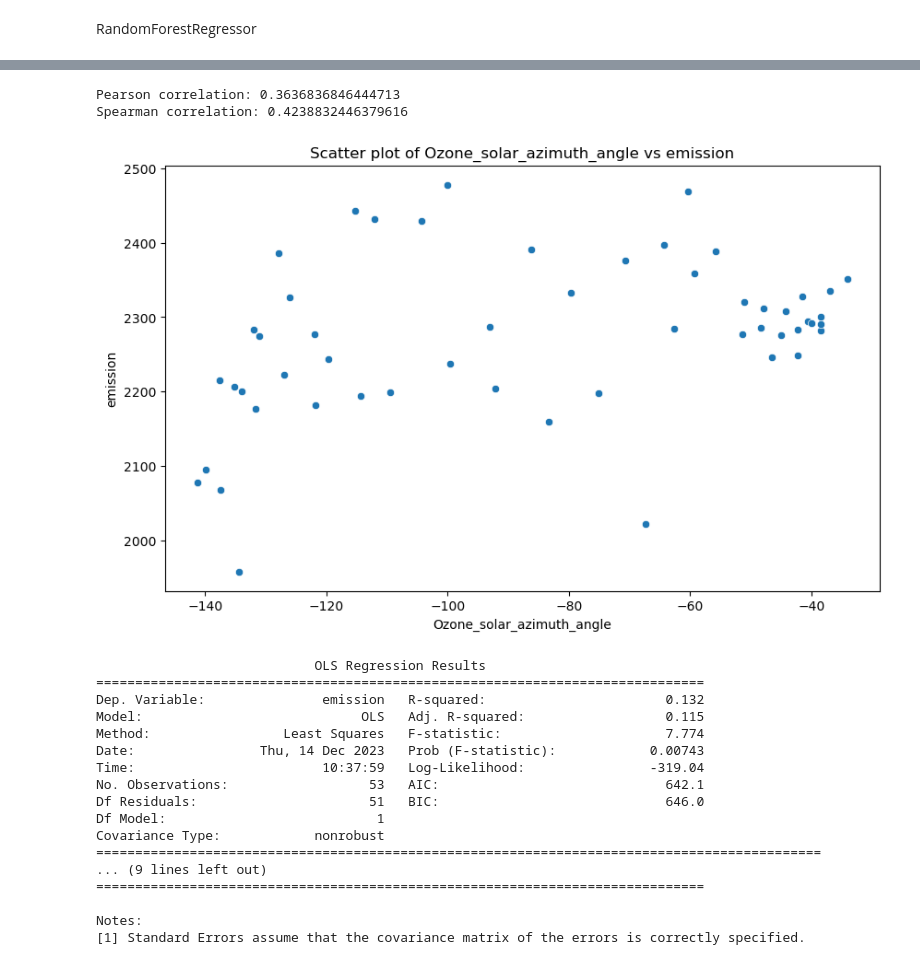
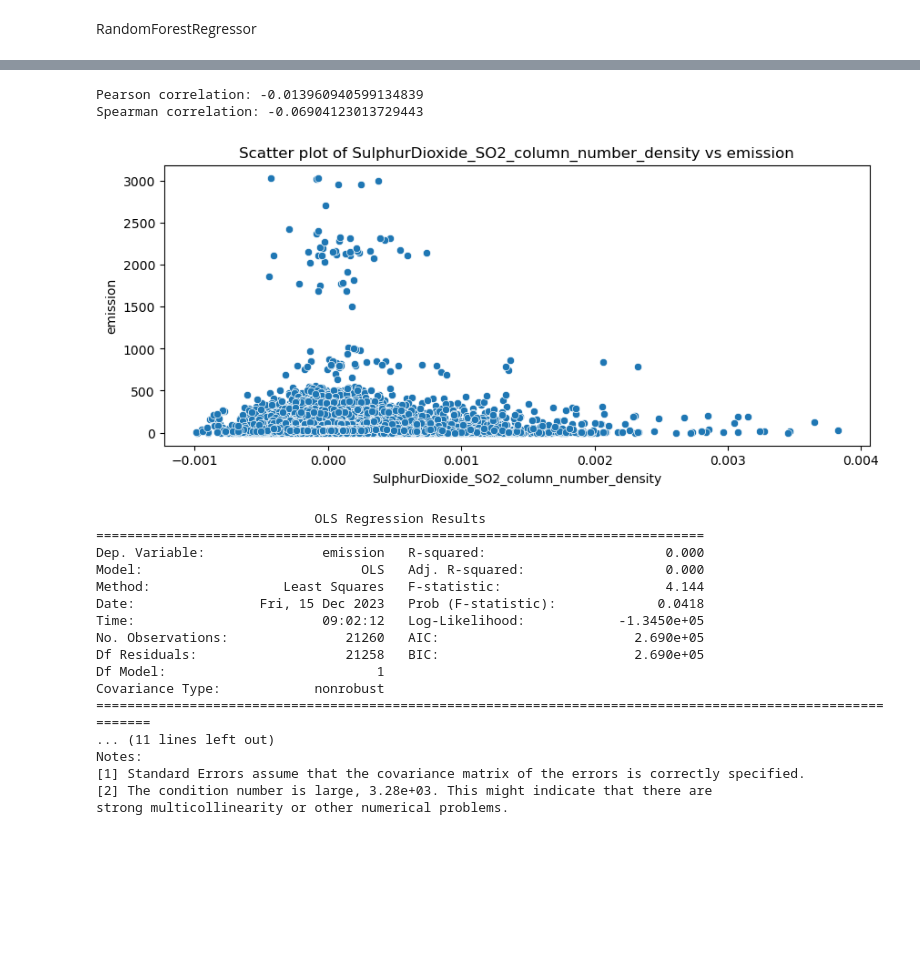
Before and after one commit to Lzzzzy4/2023fall-DataScience, a Jupyter notebook: src/main.ipynb, the cells around one changed output, grey strips where cells are left out. Cells and saved outputs as stored; diff of their text form; code cells hidden in the pictures; blank space fills up the shorter version.

```diff
--- a/src/main.ipynb
+++ b/src/main.ipynb
@@ -212,57 +214,57 @@ from scipy.stats import pearsonr, spearmanr
 import statsmodels.api as sm
 
 # 加载数据
 data_path = os.path.abspath('.') + '/../data/'
 df = pd.read_csv(data_path + "train.csv")
-df = df[(df['latitude'] == -2.378) & (df['longitude'] == 29.222)]
-col = "Ozone_solar_azimuth_angle"
+# df = df[(df['latitude'] == -2.378) & (df['longitude'] == 29.222)]
+col = "SulphurDioxide_SO2_column_number_density"
 # for col in df.columns:
 try:
-    df = df[df['year'] == 2019]
+    df = df[df['year'] == 2020]
     df = df.dropna(subset=[col, 'emission'])
 
     # 计算相关系数
     pearson_corr, _ = pearsonr(df[col], df['emission'])
     spearman_corr, _ = spearmanr(df[col], df['emission'])
     # if pearson_corr < 0.4:
     #     continue
     print(f'Pearson correlation: {pearson_corr}')
     print(f'Spearman correlation: {spearman_corr}')
 except:
     pass
 
 # 绘制散点图
-plt.figure(figsize=(10, 6))
+plt.figure(figsize=(10, 4))
 sns.scatterplot(x=col, y='emission', data=df)
 plt.title('Scatter plot of ' + col + ' vs emission')
 plt.show()
 
 # 进行回归分析
 X = sm.add_constant(df[col])
 model = sm.OLS(df['emission'], X)
 results = model.fit()
 print(results.summary())
 # %% [output]
-Pearson correlation: 0.3636836846444713
-Spearman correlation: 0.4238832446379616
+Pearson correlation: -0.013960940599134839
+Spearman correlation: -0.06904123013729443
-[figure, old version]
+[figure, new version]
                             OLS Regression Results
 ==============================================================================
-Dep. Variable:               emission   R-squared:                       0.132
-Model:                            OLS   Adj. R-squared:                  0.115
-Method:                 Least Squares   F-statistic:                     7.774
-Date:                Thu, 14 Dec 2023   Prob (F-statistic):            0.00743
-Time:                        10:37:59   Log-Likelihood:                -319.04
-No. Observations:                  53   AIC:                             642.1
-Df Residuals:                      51   BIC:                             646.0
+Dep. Variable:               emission   R-squared:                       0.000
+Model:                            OLS   Adj. R-squared:                  0.000
+Method:                 Least Squares   F-statistic:                     4.144
+Date:                Fri, 15 Dec 2023   Prob (F-statistic):             0.0418
+Time:                        09:02:12   Log-Likelihood:            -1.3450e+05
+No. Observations:               21260   AIC:                         2.690e+05
+Df Residuals:                   21258   BIC:                         2.690e+05
 Df Model:                           1
 Covariance Type:            nonrobust
-=============================================================================================
-... (9 lines left out)
-==============================================================================
-
+============================================================================================================
+... (11 lines left out)
 Notes:
 [1] Standard Errors assume that the covariance matrix of the errors is correctly specified.
+[2] The condition number is large, 3.28e+03. This might indicate that there are
+strong multicollinearity or other numerical problems.
 # %%
 df = pd.read_csv(data_path + "train.csv")
 missing=df.isnull().sum()
```
Also changed, not shown: parts of 7 cells of this notebook, 11 other files.
